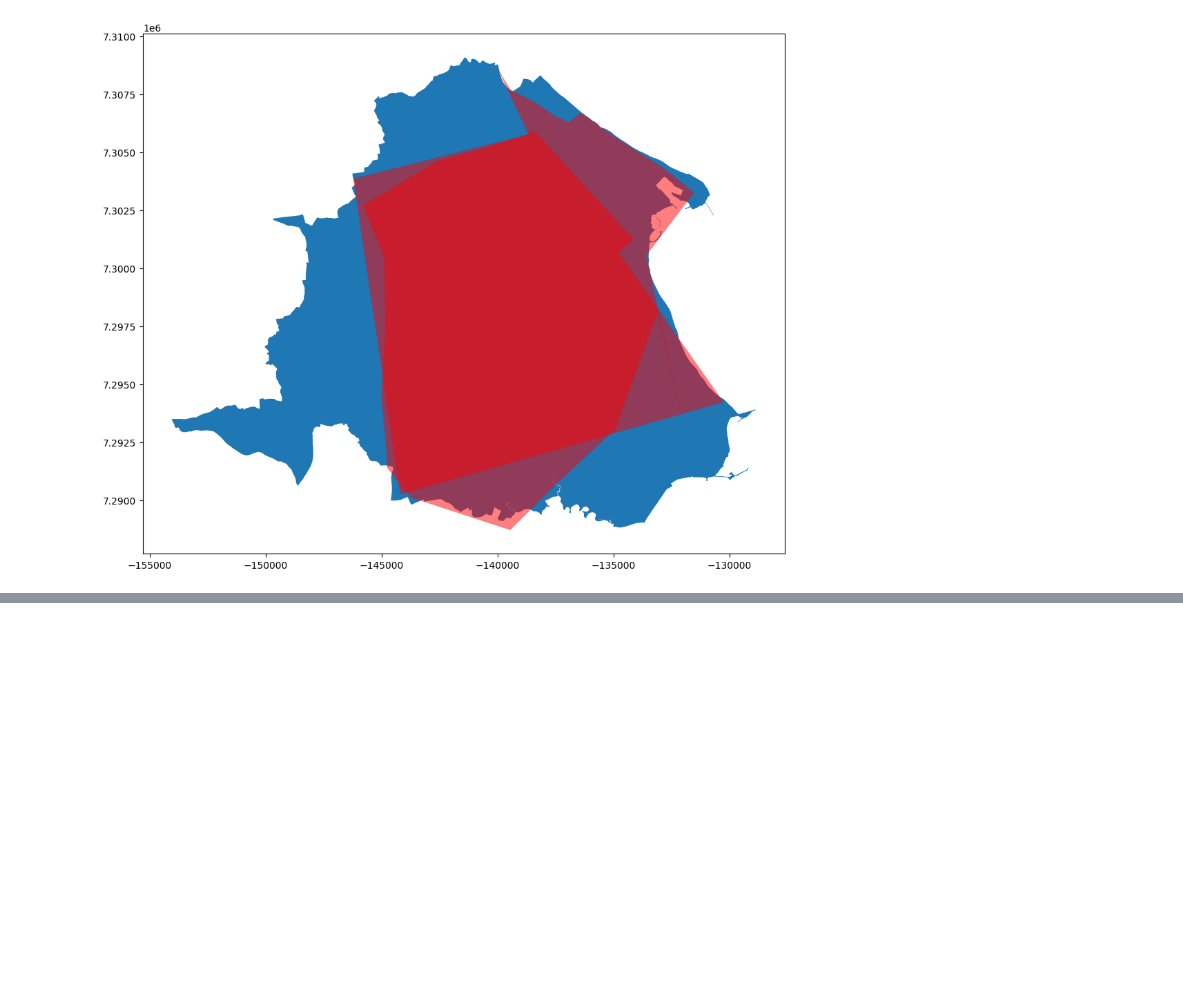
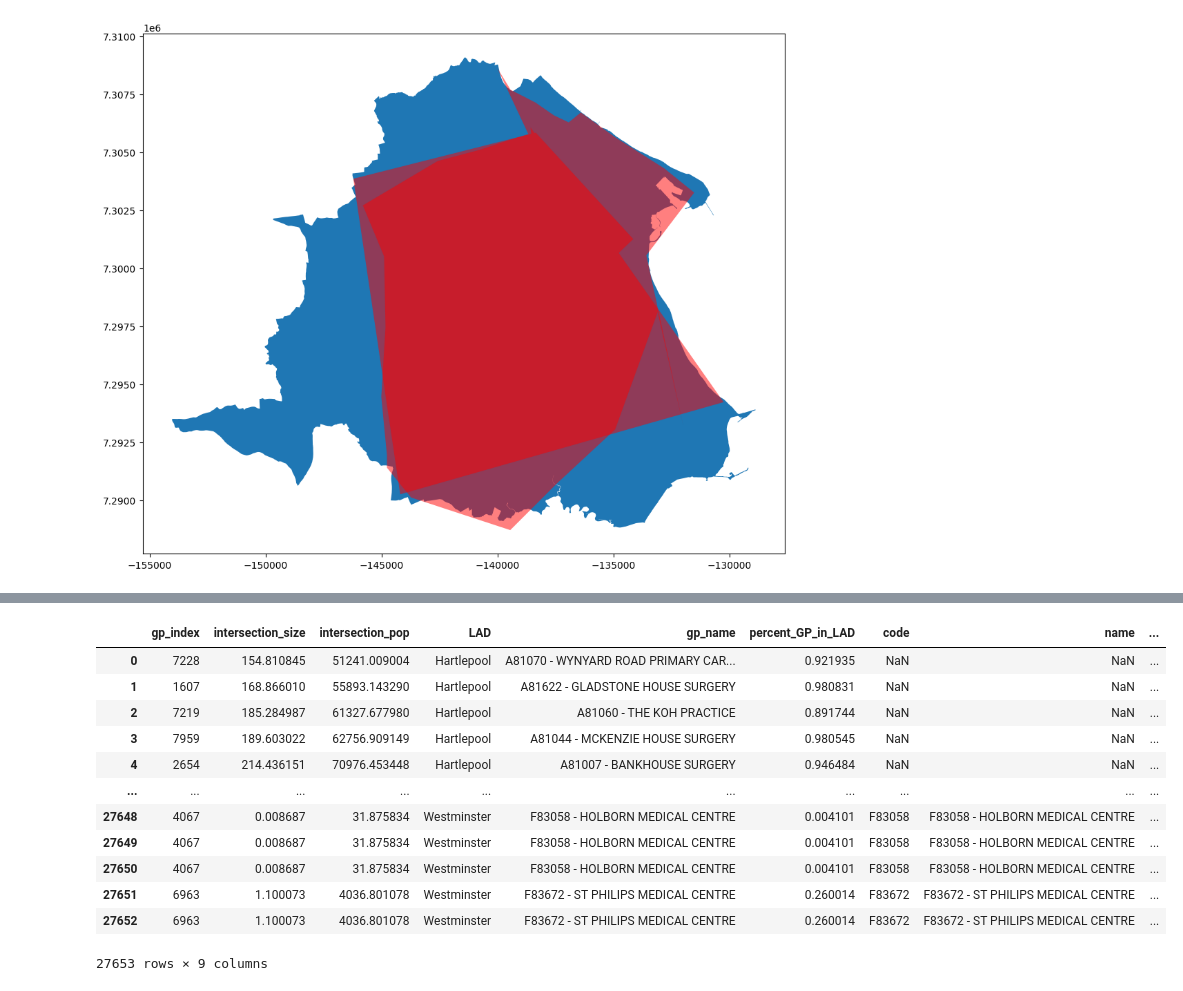
Before and after one commit to Bea-Taylor/DifDem_inequalities, a Jupyter notebook: nbs/core/02b_LAD_and_GP_intersections.ipynb, the cells around one changed output, grey strips where cells are left out. Drawn from its saved outputs; the diff is of its cells as text; code cells hidden in the pictures; blank space fills up the shorter version.

```diff
--- a/nbs/core/02b_LAD_and_GP_intersections.ipynb
+++ b/nbs/core/02b_LAD_and_GP_intersections.ipynb
@@ -241,0 +252,3 @@ df.head()
+# %%
+# Loads data of GP counts
+df_GP_count = pd.read_csv(const.data_path+'/GP_practices_dec_23/gp_Count.csv')
@@ -241,0 +264,23 @@ df.head()
+# %%
+# Match GP count to GP practices we have geographical data for
+
+list_gps = df_LAD_GP_pop['gp_name'].values
+list_gps_codes = [item[0:6] for item in list_gps]
+gp_count_dict = {key: [] for key in ['code', 'name', 'gp_count']}
+
+y=0
+
+for i, code_num in enumerate(list_gps_codes):
+    gp_count_code_str = df_GP_count[df_GP_count['Code.1']==code_num]
+    if len(gp_count_code_str) == 1:
+        gp_count = gp_count_code_str['GP Count'].values[0]
+        gp_count_dict['code'].append(code_num)
+        gp_count_dict['name'].append(list_gps[i])
+        gp_count_dict['gp_count'].append(gp_count)
+    if len(gp_count_code_str) > 1:
+        # This is just to sanity check that there are no duplicated practices
+        y += 1
+
+print(y)
+
+df_relevant_gp_counts = pd.DataFrame.from_dict(gp_count_dict)
@@ -241,0 +305,18 @@ df.head()
+# %%
+df_LAD_GP_count = pd.merge(df_LAD_GP_pop, df_relevant_gp_counts, left_on='gp_name', right_on='name', how='left')
+# %%
+df_LAD_GP_count
+# %% [output]
+|  | gp_index | intersection_size | intersection_pop | LAD | gp_name | percent_GP_in_LAD | code | name | ... |
+| 0 | 7228 | 154.810845 | 51241.009004 | Hartlepool | A81070 - WYNYARD ROAD PRIMARY CAR... | 0.921935 | NaN | NaN | ... |
+| 1 | 1607 | 168.866010 | 55893.143290 | Hartlepool | A81622 - GLADSTONE HOUSE SURGERY | 0.980831 | NaN | NaN | ... |
+| 2 | 7219 | 185.284987 | 61327.677980 | Hartlepool | A81060 - THE KOH PRACTICE | 0.891744 | NaN | NaN | ... |
+| 3 | 7959 | 189.603022 | 62756.909149 | Hartlepool | A81044 - MCKENZIE HOUSE SURGERY | 0.980545 | NaN | NaN | ... |
+| 4 | 2654 | 214.436151 | 70976.453448 | Hartlepool | A81007 - BANKHOUSE SURGERY | 0.946484 | NaN | NaN | ... |
+| ... | ... | ... | ... | ... | ... | ... | ... | ... | ... |
+| 27648 | 4067 | 0.008687 | 31.875834 | Westminster | F83058 - HOLBORN MEDICAL CENTRE | 0.004101 | F83058 | F83058 - HOLBORN MEDICAL CENTRE | ... |
+| 27649 | 4067 | 0.008687 | 31.875834 | Westminster | F83058 - HOLBORN MEDICAL CENTRE | 0.004101 | F83058 | F83058 - HOLBORN MEDICAL CENTRE | ... |
+| 27650 | 4067 | 0.008687 | 31.875834 | Westminster | F83058 - HOLBORN MEDICAL CENTRE | 0.004101 | F83058 | F83058 - HOLBORN MEDICAL CENTRE | ... |
+| 27651 | 6963 | 1.100073 | 4036.801078 | Westminster | F83672 - ST PHILIPS MEDICAL CENTRE | 0.260014 | F83672 | F83672 - ST PHILIPS MEDICAL CENTRE | ... |
+| 27652 | 6963 | 1.100073 | 4036.801078 | Westminster | F83672 - ST PHILIPS MEDICAL CENTRE | 0.260014 | F83672 | F83672 - ST PHILIPS MEDICAL CENTRE | ... |
+27653 rows × 9 columns
```
Also changed, not shown: parts of 19 cells of this notebook.
